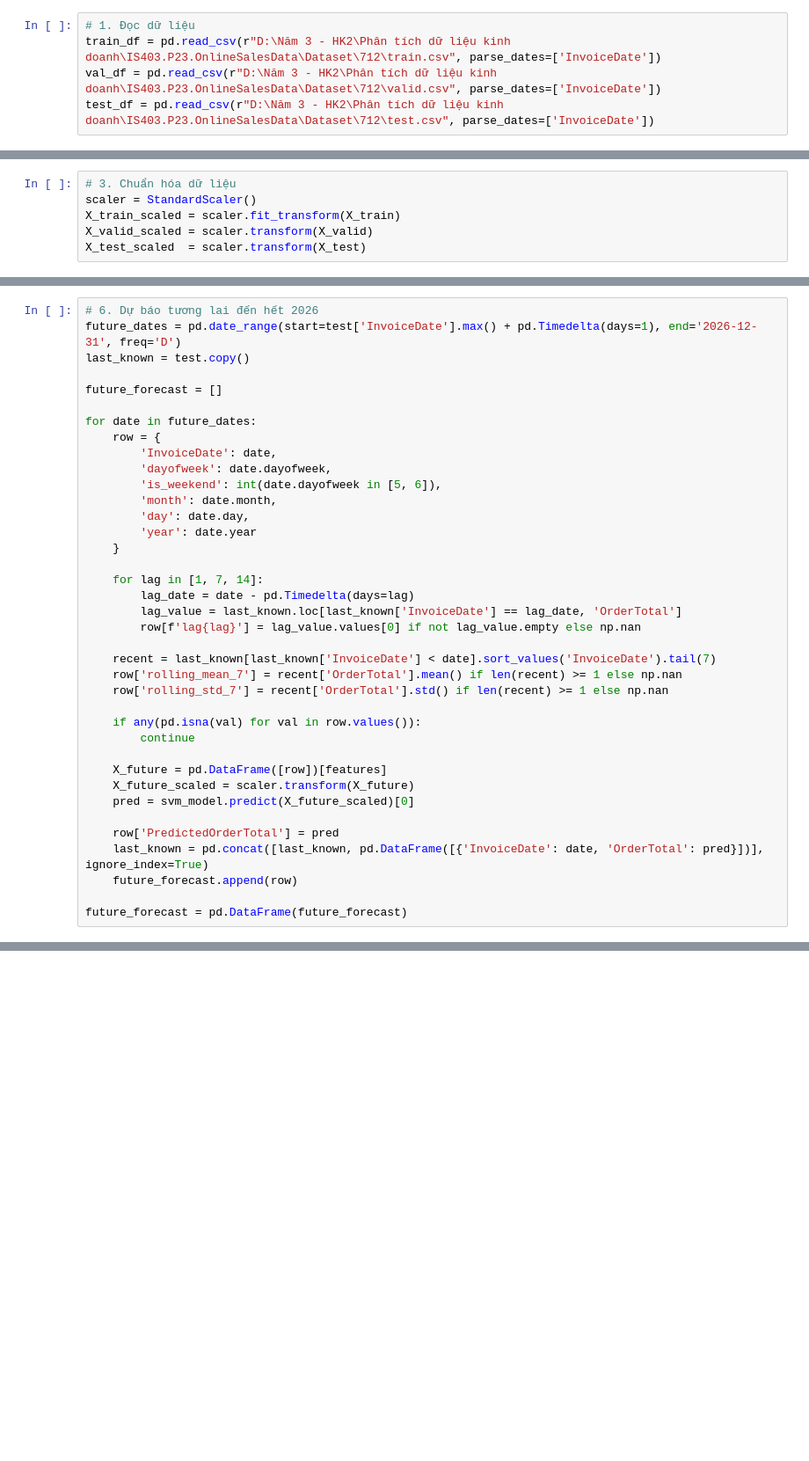
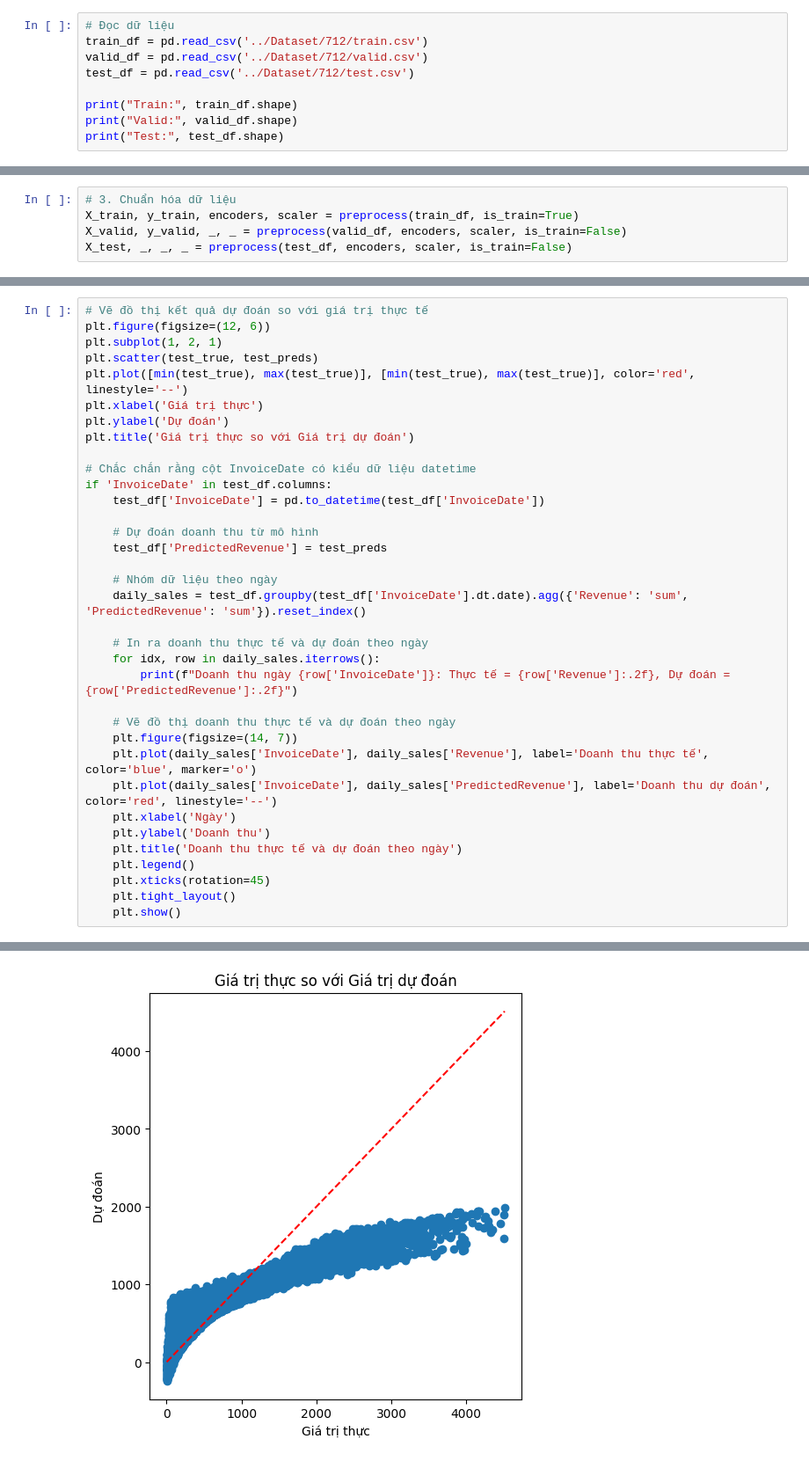
Before and after one commit to KieuOanhUIT/IS403.P23.OnlineSalesData, a Jupyter notebook: Model/SVM.ipynb, the cells around one changed output, grey strips where cells are left out. Shown at 88% size. Cells and saved outputs as stored; diff of their text form; blank space fills up the shorter version.

```diff
--- a/Model/SVM.ipynb
+++ b/Model/SVM.ipynb
@@ -9,5 +14,9 @@ from sklearn.metrics import mean_absolute_error, mean_squared_error, r2_score
 # %%
-# 1. Đọc dữ liệu
-train_df = pd.read_csv(r"D:\Năm 3 - HK2\Phân tích dữ liệu kinh doanh\IS403.P23.OnlineSalesData\Dataset\712\train.csv", parse_dates=['InvoiceDate'])
-val_df = pd.read_csv(r"D:\Năm 3 - HK2\Phân tích dữ liệu kinh doanh\IS403.P23.OnlineSalesData\Dataset\712\valid.csv", parse_dates=['InvoiceDate'])
-test_df = pd.read_csv(r"D:\Năm 3 - HK2\Phân tích dữ liệu kinh doanh\IS403.P23.OnlineSalesData\Dataset\712\test.csv", parse_dates=['InvoiceDate'])
+# Đọc dữ liệu
+train_df = pd.read_csv('../Dataset/712/train.csv')
+valid_df = pd.read_csv('../Dataset/712/valid.csv')
+test_df = pd.read_csv('../Dataset/712/test.csv')
+
+print("Train:", train_df.shape)
+print("Valid:", valid_df.shape)
+print("Test:", test_df.shape)
@@ -49,7 +56,6 @@ X_test, y_test = test[features], test['OrderTotal']
 # %%
 # 3. Chuẩn hóa dữ liệu
-scaler = StandardScaler()
-X_train_scaled = scaler.fit_transform(X_train)
-X_valid_scaled = scaler.transform(X_valid)
-X_test_scaled  = scaler.transform(X_test)
+X_train, y_train, encoders, scaler = preprocess(train_df, is_train=True)
+X_valid, y_valid, _, _ = preprocess(valid_df, encoders, scaler, is_train=False)
+X_test, _, _, _ = preprocess(test_df, encoders, scaler, is_train=False)
 # %%
@@ -64,38 +118,36 @@ y_pred = svm_model.predict(X_test_scaled)
 # %%
-# 6. Dự báo tương lai đến hết 2026
-future_dates = pd.date_range(start=test['InvoiceDate'].max() + pd.Timedelta(days=1), end='2026-12-31', freq='D')
-last_known = test.copy()
+# Vẽ đồ thị kết quả dự đoán so với giá trị thực tế
+plt.figure(figsize=(12, 6))
+plt.subplot(1, 2, 1)
+plt.scatter(test_true, test_preds)
+plt.plot([min(test_true), max(test_true)], [min(test_true), max(test_true)], color='red', linestyle='--')
+plt.xlabel('Giá trị thực')
+plt.ylabel('Dự đoán')
+plt.title('Giá trị thực so với Giá trị dự đoán')
 
-future_forecast = []
+# Chắc chắn rằng cột InvoiceDate có kiểu dữ liệu datetime
+if 'InvoiceDate' in test_df.columns:
+    test_df['InvoiceDate'] = pd.to_datetime(test_df['InvoiceDate'])
 
-for date in future_dates:
-    row = {
-        'InvoiceDate': date,
-        'dayofweek': date.dayofweek,
-        'is_weekend': int(date.dayofweek in [5, 6]),
-        'month': date.month,
-        'day': date.day,
-        'year': date.year
-    }
+    # Dự đoán doanh thu từ mô hình
+    test_df['PredictedRevenue'] = test_preds
 
-    for lag in [1, 7, 14]:
-        lag_date = date - pd.Timedelta(days=lag)
-        lag_value = last_known.loc[last_known['InvoiceDate'] == lag_date, 'OrderTotal']
-        row[f'lag{lag}'] = lag_value.values[0] if not lag_value.empty else np.nan
+    # Nhóm dữ liệu theo ngày
+    daily_sales = test_df.groupby(test_df['InvoiceDate'].dt.date).agg({'Revenue': 'sum', 'PredictedRevenue': 'sum'}).reset_index()
 
-    recent = last_known[last_known['InvoiceDate'] < date].sort_values('InvoiceDate').tail(7)
-    row['rolling_mean_7'] = recent['OrderTotal'].mean() if len(recent) >= 1 else np.nan
-    row['rolling_std_7'] = recent['OrderTotal'].std() if len(recent) >= 1 else np.nan
+    # In ra doanh thu thực tế và dự đoán theo ngày
+    for idx, row in daily_sales.iterrows():
+        print(f"Doanh thu ngày {row['InvoiceDate']}: Thực tế = {row['Revenue']:.2f}, Dự đoán = {row['PredictedRevenue']:.2f}")
 
-    if any(pd.isna(val) for val in row.values()):
-        continue
-
-    X_future = pd.DataFrame([row])[features]
-    X_future_scaled = scaler.transform(X_future)
-    pred = svm_model.predict(X_future_scaled)[0]
-
-    row['PredictedOrderTotal'] = pred
-    last_known = pd.concat([last_known, pd.DataFrame([{'InvoiceDate': date, 'OrderTotal': pred}])], ignore_index=True)
-    future_forecast.append(row)
-
-future_forecast = pd.DataFrame(future_forecast)
+    # Vẽ đồ thị doanh thu thực tế và dự đoán theo ngày
+    plt.figure(figsize=(14, 7))
+    plt.plot(daily_sales['InvoiceDate'], daily_sales['Revenue'], label='Doanh thu thực tế', color='blue', marker='o')
+    plt.plot(daily_sales['InvoiceDate'], daily_sales['PredictedRevenue'], label='Doanh thu dự đoán', color='red', linestyle='--')
+    plt.xlabel('Ngày')
+    plt.ylabel('Doanh thu')
+    plt.title('Doanh thu thực tế và dự đoán theo ngày')
+    plt.legend()
+    plt.xticks(rotation=45)
+    plt.tight_layout()
+    plt.show()
+# %% [output]
@@ -101,0 +171 @@ future_forecast = pd.DataFrame(future_forecast)
+[figure, added]
```
Also changed, not shown: parts of 8 cells of this notebook, 1 other file.
